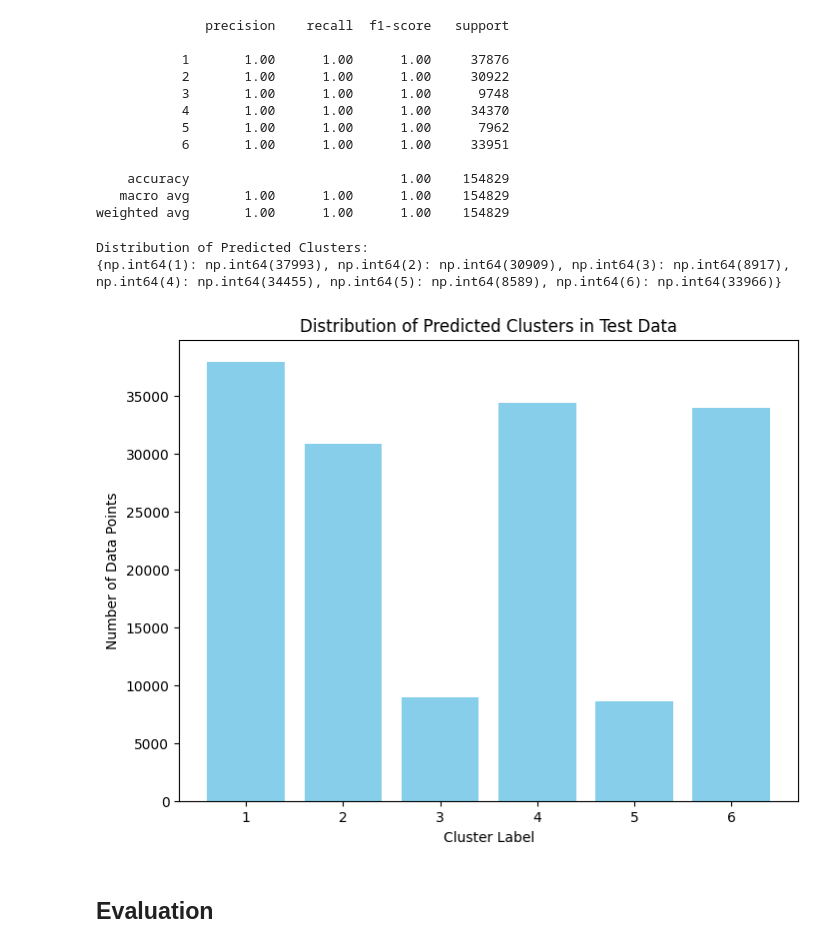
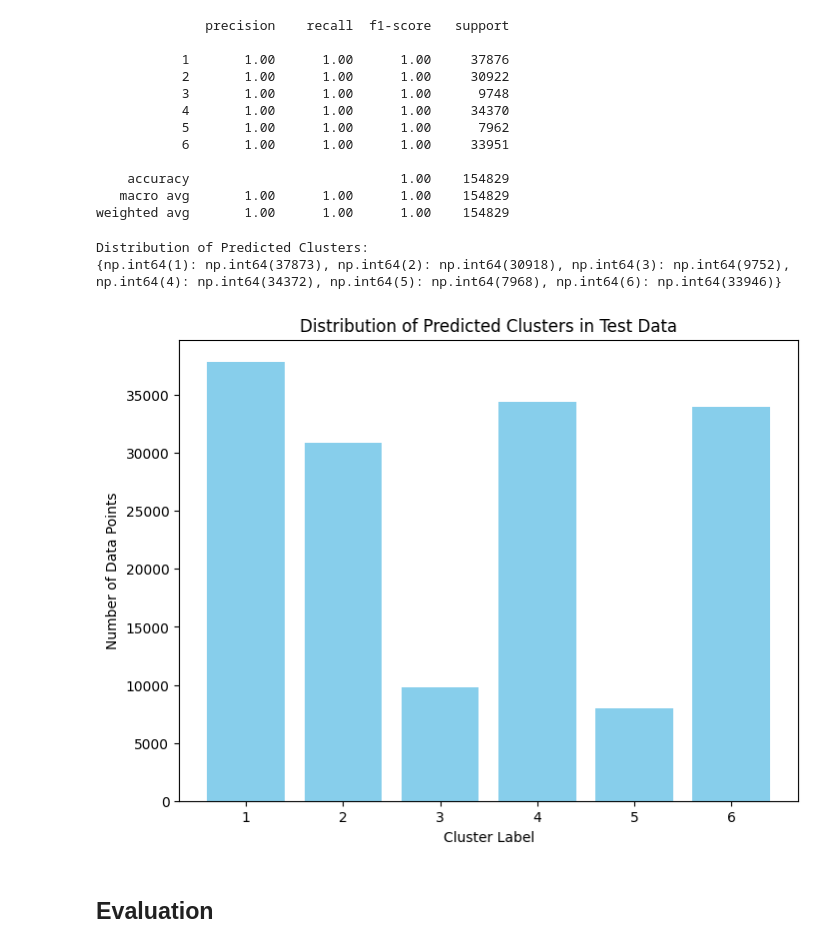
Before and after one commit to Insight-Syndicate/DSPL_GCW, a Jupyter notebook: Model_building.ipynb, the cells around one changed output. Drawn from its saved outputs; the diff is of its cells as text; code cells hidden in the pictures.

```diff
--- a/Model_building.ipynb
+++ b/Model_building.ipynb
@@ -824,23 +824,23 @@ print(classification_report(y_test, y_pred))
 weighted avg       1.00      1.00      1.00    154829
 # %%
 # Analyze the distribution of predicted clusters
-unique, counts = np.unique(y_predict, return_counts=True)
+unique, counts = np.unique(y_pred, return_counts=True)
 cluster_dist = dict(zip(unique, counts))
 
 print("Distribution of Predicted Clusters:")
 print(cluster_dist)
 
 # Visualize the distribution
 plt.figure(figsize=(8, 6))
 plt.bar(cluster_dist.keys(), cluster_dist.values(), color='skyblue')
 plt.xlabel("Cluster Label")
 plt.ylabel("Number of Data Points")
 plt.title("Distribution of Predicted Clusters in Test Data")
 plt.show()
 # %% [output]
 Distribution of Predicted Clusters:
-{np.int64(1): np.int64(37993), np.int64(2): np.int64(30909), np.int64(3): np.int64(8917), np.int64(4): np.int64(34455), np.int64(5): np.int64(8589), np.int64(6): np.int64(33966)}
+{np.int64(1): np.int64(37873), np.int64(2): np.int64(30918), np.int64(3): np.int64(9752), np.int64(4): np.int64(34372), np.int64(5): np.int64(7968), np.int64(6): np.int64(33946)}
-[figure, old version]
+[figure, new version]
 # %% [markdown]
 ## **Evaluation**
 # %%
```
Also changed, not shown: parts of 10 cells of this notebook.
